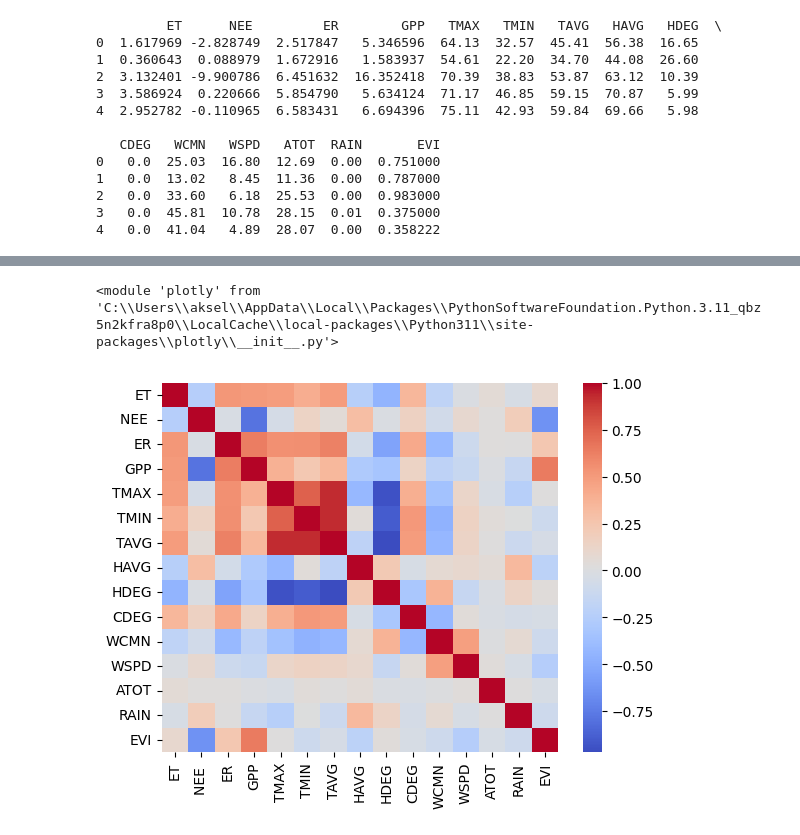
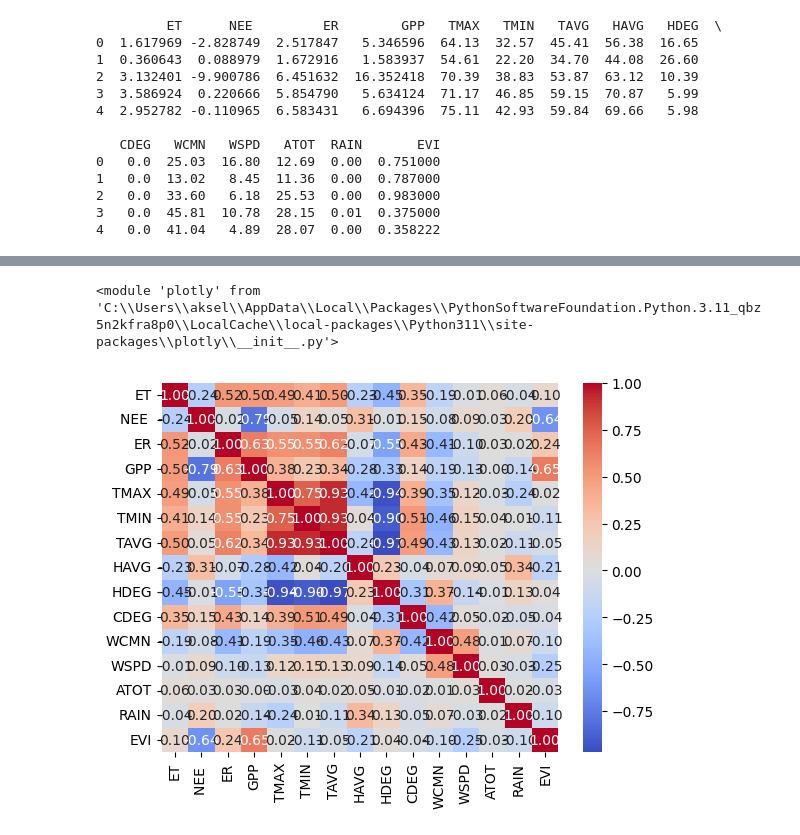
Before and after one commit to AkselCan/AgriAIChallenge, a Jupyter notebook: Aksel.ipynb, the cells around one changed output, grey strips where cells are left out. Saved outputs shown, nothing was run; the diff lists cells and outputs as text; code cells hidden in the pictures.

```diff
--- a/Aksel.ipynb
+++ b/Aksel.ipynb
@@ -40,10 +54,11 @@ copydf_grainonly = combined_df.copy()
 # %%
 # Calculate the correlation matrix
 correlation_matrix = copydf_grainonly.corr()
 
 # Create the heatmap
-sns.heatmap(correlation_matrix, cmap = 'coolwarm')
+
+sns.heatmap(correlation_matrix, annot=True, fmt=".2f", cmap = 'coolwarm')
 plt
 # %% [output]
 <module 'plotly' from 'C:\\Users\\aksel\\AppData\\Local\\Packages\\PythonSoftwareFoundation.Python.3.11_qbz5n2kfra8p0\\LocalCache\\local-packages\\Python311\\site-packages\\plotly\\__init__.py'>
-[figure, old version]
+[figure, new version]
```
Also changed, not shown: parts of 17 cells of this notebook.
